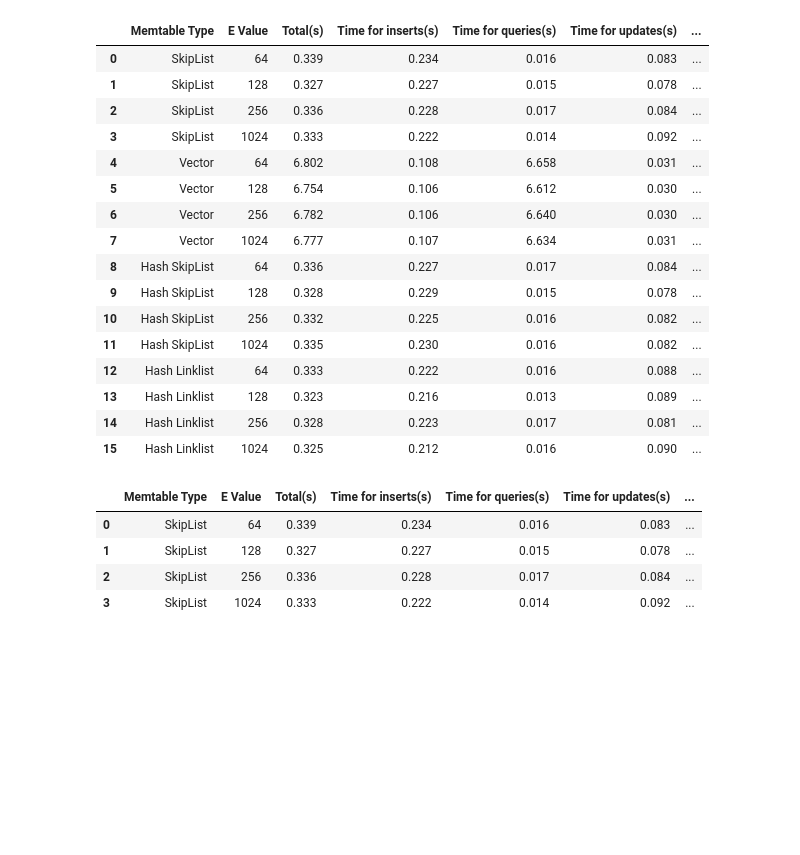
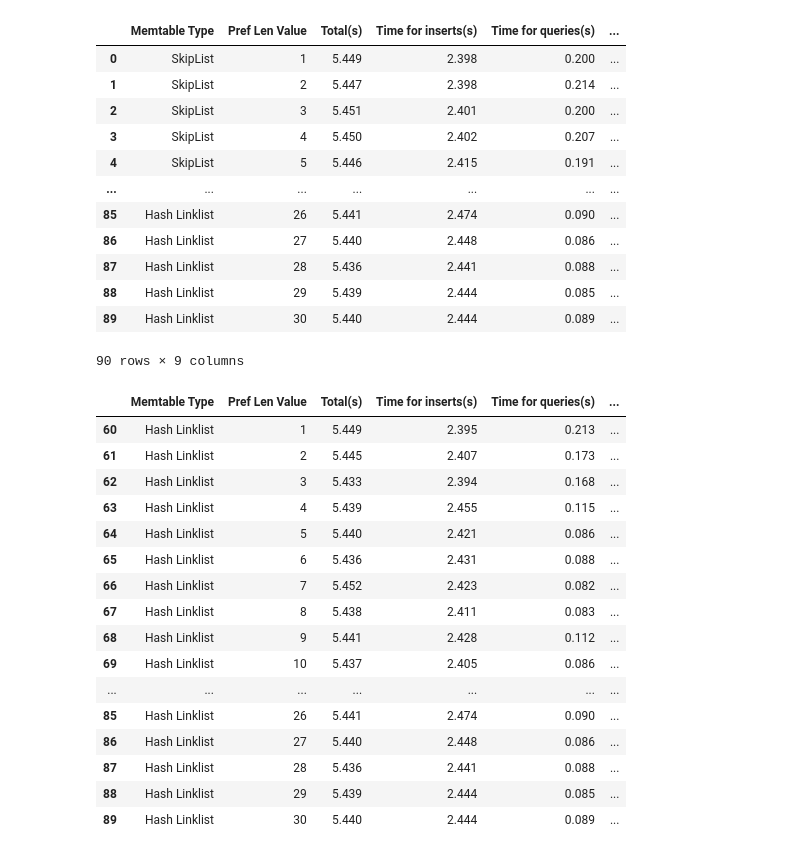
Before and after one commit to boao-james-chen/Self-Design-LSM-Buffer, a Jupyter notebook: development/rocksdb/examples/__working_branch/ExperimentPipeline.ipynb, the cells around one changed output. Saved outputs shown, nothing was run; the diff lists cells and outputs as text; code cells hidden in the pictures; blank space fills up the shorter version.

```diff
--- a/development/rocksdb/examples/__working_branch/ExperimentPipeline.ipynb
+++ b/development/rocksdb/examples/__working_branch/ExperimentPipeline.ipynb
@@ -20,8 +20,13 @@ memtable_type = ["SkipList", "Vector", "Hash SkipList", "Hash Linklist"]
 data_rows = []
 E = [64, 128, 256, 1024]
 for m_value in range(1,5):
-    for E_value in E:
-        outfile = "/home/cc/LSMMemoryProfiling/development/rocksdb/examples/__working_branch/outputs/E_varied/out_m_"+str(m_value)+"_E_"+str(E_value)+".txt"
+    if m_value==2:
+        continue
+    #for E_value in E:
+    for l_value in range(1,31):
+    #    outfile = "/home/cc/LSMMemoryProfiling/development/rocksdb/examples/__working_branch/outputs/E_varied/out_m_"+str(m_value)+"_E_"+str(E_value)+".txt"
+        outfile = "./outputs/l_varied/out_m_"+str(m_value)+"_l_"+str(l_value)+".txt"
+
         f = open(outfile, "r")
         lines = f.readlines()
         counter = 0
@@ -29,49 +34,45 @@ for m_value in range(1,5):
             if line.startswith("Total time taken"):
                 break
             counter+=1
         #print(lines[counter])
         array = []
         array.append(memtable_type[m_value-1])
-        array.append(E_value)
+        array.append(l_value)
         for i in range(counter, counter+7):
             #print(lines[i])
             line = lines[i].split(" ")
             time = line[-2]
             time = convert_to_three_decimal_places(time)
             array.append(time)
         #print(time_array)
         data_rows.append(array)
 data_rows
 # Define column names
-column_names = ['Memtable Type','E Value', 'Total(s)', 'Time for inserts(s)', 'Time for queries(s)', 'Time for updates(s)', 'Time for deletes(s)', 'Time for range deletes(s)', 'Time for range queries']
+column_names = ['Memtable Type','Pref Len Value', 'Total(s)', 'Time for inserts(s)', 'Time for queries(s)', 'Time for updates(s)', 'Time for deletes(s)', 'Time for range deletes(s)', 'Time for range queries']
 
 # # Create an empty list to store arrays (data rows)
 # data_rows = [
 #     ['John', 25, 'New York'],
 #     ['Alice', 30, 'Los Angeles'],
 #     ['Bob', 22, 'Chicago']
 # ]
 
 # # Create DataFrame from the list of arrays
 df = pd.DataFrame(data_rows, columns=column_names)
 
 # # Display the resulting DataFrame
 df
 # %% [output]
-|  | Memtable Type | E Value | Total(s) | Time for inserts(s) | Time for queries(s) | Time for updates(s) | ... |
-| 0 | SkipList | 64 | 0.339 | 0.234 | 0.016 | 0.083 | ... |
-| 1 | SkipList | 128 | 0.327 | 0.227 | 0.015 | 0.078 | ... |
-| 2 | SkipList | 256 | 0.336 | 0.228 | 0.017 | 0.084 | ... |
-| 3 | SkipList | 1024 | 0.333 | 0.222 | 0.014 | 0.092 | ... |
-| 4 | Vector | 64 | 6.802 | 0.108 | 6.658 | 0.031 | ... |
-| 5 | Vector | 128 | 6.754 | 0.106 | 6.612 | 0.030 | ... |
-| 6 | Vector | 256 | 6.782 | 0.106 | 6.640 | 0.030 | ... |
-| 7 | Vector | 1024 | 6.777 | 0.107 | 6.634 | 0.031 | ... |
-| 8 | Hash SkipList | 64 | 0.336 | 0.227 | 0.017 | 0.084 | ... |
-| 9 | Hash SkipList | 128 | 0.328 | 0.229 | 0.015 | 0.078 | ... |
-| 10 | Hash SkipList | 256 | 0.332 | 0.225 | 0.016 | 0.082 | ... |
-| 11 | Hash SkipList | 1024 | 0.335 | 0.230 | 0.016 | 0.082 | ... |
-| 12 | Hash Linklist | 64 | 0.333 | 0.222 | 0.016 | 0.088 | ... |
-| 13 | Hash Linklist | 128 | 0.323 | 0.216 | 0.013 | 0.089 | ... |
-| 14 | Hash Linklist | 256 | 0.328 | 0.223 | 0.017 | 0.081 | ... |
-| 15 | Hash Linklist | 1024 | 0.325 | 0.212 | 0.016 | 0.090 | ... |
+|  | Memtable Type | Pref Len Value | Total(s) | Time for inserts(s) | Time for queries(s) | ... |
+| 0 | SkipList | 1 | 5.449 | 2.398 | 0.200 | ... |
+| 1 | SkipList | 2 | 5.447 | 2.398 | 0.214 | ... |
+| 2 | SkipList | 3 | 5.451 | 2.401 | 0.200 | ... |
+| 3 | SkipList | 4 | 5.450 | 2.402 | 0.207 | ... |
+| 4 | SkipList | 5 | 5.446 | 2.415 | 0.191 | ... |
+| ... | ... | ... | ... | ... | ... | ... |
+| 85 | Hash Linklist | 26 | 5.441 | 2.474 | 0.090 | ... |
+| 86 | Hash Linklist | 27 | 5.440 | 2.448 | 0.086 | ... |
+| 87 | Hash Linklist | 28 | 5.436 | 2.441 | 0.088 | ... |
+| 88 | Hash Linklist | 29 | 5.439 | 2.444 | 0.085 | ... |
+| 89 | Hash Linklist | 30 | 5.440 | 2.444 | 0.089 | ... |
+90 rows × 9 columns
@@ -78,13 +83,25 @@ df
 # %%
 #set(df["E Value"])
-filtered_df = df[df['Memtable Type'] == 'SkipList']
+filtered_df = df[df['Memtable Type'] == 'Hash Linklist']
 filtered_df
 # %% [output]
-|  | Memtable Type | E Value | Total(s) | Time for inserts(s) | Time for queries(s) | Time for updates(s) | ... |
-| 0 | SkipList | 64 | 0.339 | 0.234 | 0.016 | 0.083 | ... |
-| 1 | SkipList | 128 | 0.327 | 0.227 | 0.015 | 0.078 | ... |
-| 2 | SkipList | 256 | 0.336 | 0.228 | 0.017 | 0.084 | ... |
-| 3 | SkipList | 1024 | 0.333 | 0.222 | 0.014 | 0.092 | ... |
+|  | Memtable Type | Pref Len Value | Total(s) | Time for inserts(s) | Time for queries(s) | ... |
+| 60 | Hash Linklist | 1 | 5.449 | 2.395 | 0.213 | ... |
+| 61 | Hash Linklist | 2 | 5.445 | 2.407 | 0.173 | ... |
+| 62 | Hash Linklist | 3 | 5.433 | 2.394 | 0.168 | ... |
+| 63 | Hash Linklist | 4 | 5.439 | 2.455 | 0.115 | ... |
+| 64 | Hash Linklist | 5 | 5.440 | 2.421 | 0.086 | ... |
+| 65 | Hash Linklist | 6 | 5.436 | 2.431 | 0.088 | ... |
+| 66 | Hash Linklist | 7 | 5.452 | 2.423 | 0.082 | ... |
+| 67 | Hash Linklist | 8 | 5.438 | 2.411 | 0.083 | ... |
+| 68 | Hash Linklist | 9 | 5.441 | 2.428 | 0.112 | ... |
+| 69 | Hash Linklist | 10 | 5.437 | 2.405 | 0.086 | ... |
+| ... | ... | ... | ... | ... | ... | ... |
+| 85 | Hash Linklist | 26 | 5.441 | 2.474 | 0.090 | ... |
+| 86 | Hash Linklist | 27 | 5.440 | 2.448 | 0.086 | ... |
+| 87 | Hash Linklist | 28 | 5.436 | 2.441 | 0.088 | ... |
+| 88 | Hash Linklist | 29 | 5.439 | 2.444 | 0.085 | ... |
+| 89 | Hash Linklist | 30 | 5.440 | 2.444 | 0.089 | ... |
 # %%
 import matplotlib.pyplot as plt
 
```
Also changed, not shown: parts of 4 cells of this notebook, 7 other files.
